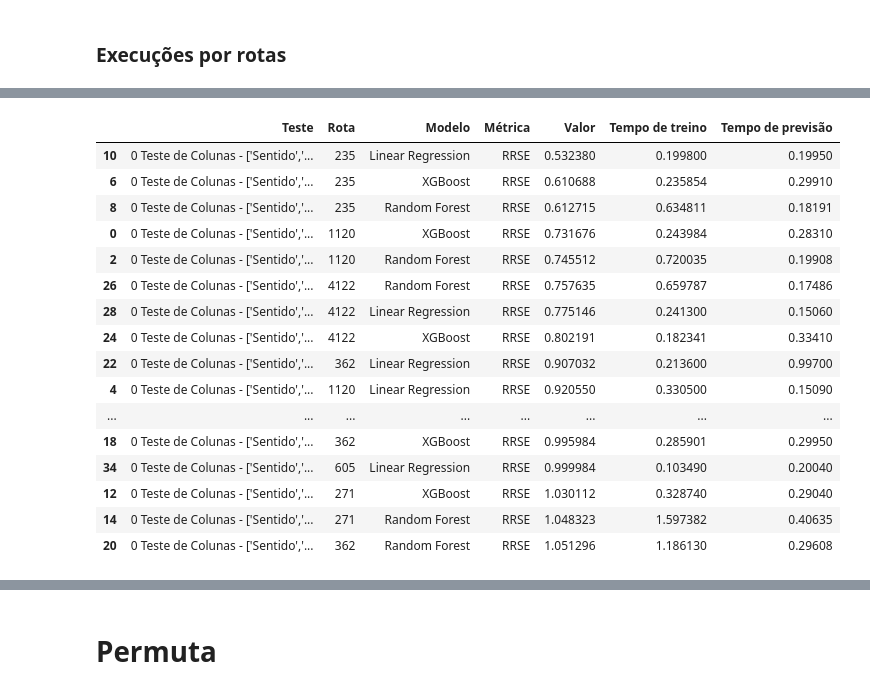
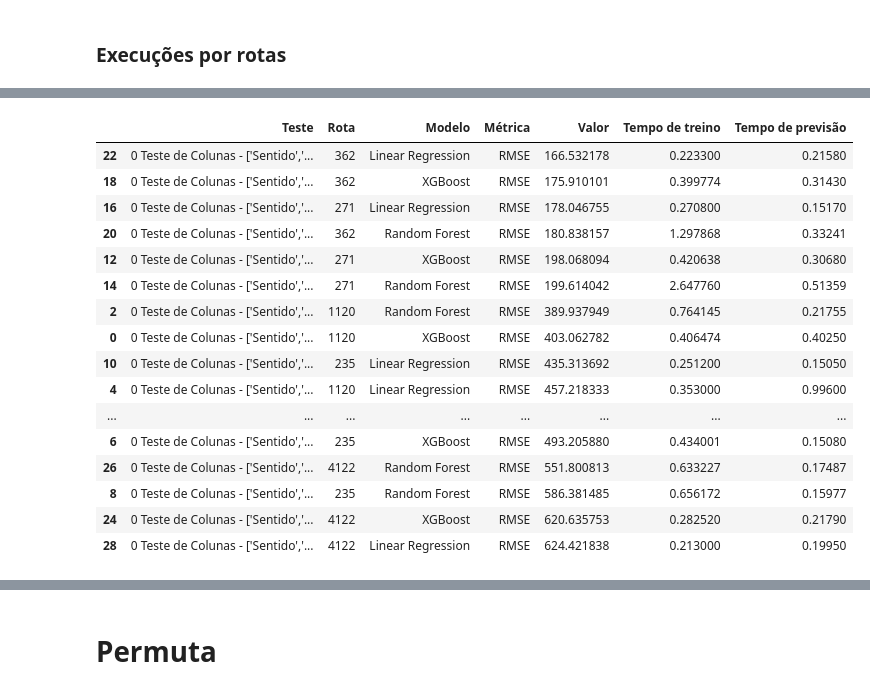
Before and after one commit to LeonardoVillamarin/TCC-Previsor_viagens_onibus, a Jupyter notebook: TCC2/Analise.ipynb, the cells around one changed output, grey strips where cells are left out. Cells and saved outputs as stored; diff of their text form; code cells hidden in the pictures.

Commit message:
Testes atributos e RMSE

```diff
--- a/TCC2/Analise.ipynb
+++ b/TCC2/Analise.ipynb
@@ -853,24 +913,24 @@ importance
 # %%
 a = pd.DataFrame(metrics, columns=['Teste','Rota','Modelo','Métrica','Valor', 'Tempo de treino', 'Tempo de previsão'])
-a.loc[a['Métrica'] == 'RRSE'].sort_values(by='Valor')
+a.loc[a['Métrica'] == 'RMSE'].sort_values(by='Valor')
 # %% [output]
 |  | Teste | Rota | Modelo | Métrica | Valor | Tempo de treino | Tempo de previsão |
-| 10 | 0 Teste de Colunas - ['Sentido','... | 235 | Linear Regression | RRSE | 0.532380 | 0.199800 | 0.19950 |
-| 6 | 0 Teste de Colunas - ['Sentido','... | 235 | XGBoost | RRSE | 0.610688 | 0.235854 | 0.29910 |
-| 8 | 0 Teste de Colunas - ['Sentido','... | 235 | Random Forest | RRSE | 0.612715 | 0.634811 | 0.18191 |
-| 0 | 0 Teste de Colunas - ['Sentido','... | 1120 | XGBoost | RRSE | 0.731676 | 0.243984 | 0.28310 |
-| 2 | 0 Teste de Colunas - ['Sentido','... | 1120 | Random Forest | RRSE | 0.745512 | 0.720035 | 0.19908 |
-| 26 | 0 Teste de Colunas - ['Sentido','... | 4122 | Random Forest | RRSE | 0.757635 | 0.659787 | 0.17486 |
-| 28 | 0 Teste de Colunas - ['Sentido','... | 4122 | Linear Regression | RRSE | 0.775146 | 0.241300 | 0.15060 |
-| 24 | 0 Teste de Colunas - ['Sentido','... | 4122 | XGBoost | RRSE | 0.802191 | 0.182341 | 0.33410 |
-| 22 | 0 Teste de Colunas - ['Sentido','... | 362 | Linear Regression | RRSE | 0.907032 | 0.213600 | 0.99700 |
-| 4 | 0 Teste de Colunas - ['Sentido','... | 1120 | Linear Regression | RRSE | 0.920550 | 0.330500 | 0.15090 |
+| 22 | 0 Teste de Colunas - ['Sentido','... | 362 | Linear Regression | RMSE | 166.532178 | 0.223300 | 0.21580 |
+| 18 | 0 Teste de Colunas - ['Sentido','... | 362 | XGBoost | RMSE | 175.910101 | 0.399774 | 0.31430 |
+| 16 | 0 Teste de Colunas - ['Sentido','... | 271 | Linear Regression | RMSE | 178.046755 | 0.270800 | 0.15170 |
+| 20 | 0 Teste de Colunas - ['Sentido','... | 362 | Random Forest | RMSE | 180.838157 | 1.297868 | 0.33241 |
+| 12 | 0 Teste de Colunas - ['Sentido','... | 271 | XGBoost | RMSE | 198.068094 | 0.420638 | 0.30680 |
+| 14 | 0 Teste de Colunas - ['Sentido','... | 271 | Random Forest | RMSE | 199.614042 | 2.647760 | 0.51359 |
+| 2 | 0 Teste de Colunas - ['Sentido','... | 1120 | Random Forest | RMSE | 389.937949 | 0.764145 | 0.21755 |
+| 0 | 0 Teste de Colunas - ['Sentido','... | 1120 | XGBoost | RMSE | 403.062782 | 0.406474 | 0.40250 |
+| 10 | 0 Teste de Colunas - ['Sentido','... | 235 | Linear Regression | RMSE | 435.313692 | 0.251200 | 0.15050 |
+| 4 | 0 Teste de Colunas - ['Sentido','... | 1120 | Linear Regression | RMSE | 457.218333 | 0.353000 | 0.99600 |
 | ... | ... | ... | ... | ... | ... | ... | ... |
-| 18 | 0 Teste de Colunas - ['Sentido','... | 362 | XGBoost | RRSE | 0.995984 | 0.285901 | 0.29950 |
-| 34 | 0 Teste de Colunas - ['Sentido','... | 605 | Linear Regression | RRSE | 0.999984 | 0.103490 | 0.20040 |
-| 12 | 0 Teste de Colunas - ['Sentido','... | 271 | XGBoost | RRSE | 1.030112 | 0.328740 | 0.29040 |
-| 14 | 0 Teste de Colunas - ['Sentido','... | 271 | Random Forest | RRSE | 1.048323 | 1.597382 | 0.40635 |
-| 20 | 0 Teste de Colunas - ['Sentido','... | 362 | Random Forest | RRSE | 1.051296 | 1.186130 | 0.29608 |
+| 6 | 0 Teste de Colunas - ['Sentido','... | 235 | XGBoost | RMSE | 493.205880 | 0.434001 | 0.15080 |
+| 26 | 0 Teste de Colunas - ['Sentido','... | 4122 | Random Forest | RMSE | 551.800813 | 0.633227 | 0.17487 |
+| 8 | 0 Teste de Colunas - ['Sentido','... | 235 | Random Forest | RMSE | 586.381485 | 0.656172 | 0.15977 |
+| 24 | 0 Teste de Colunas - ['Sentido','... | 4122 | XGBoost | RMSE | 620.635753 | 0.282520 | 0.21790 |
+| 28 | 0 Teste de Colunas - ['Sentido','... | 4122 | Linear Regression | RMSE | 624.421838 | 0.213000 | 0.19950 |
 # %%
 # a.to_excel("Teste0.xlsx", index=False)
 # importance.to_excel("Teste_0_importance.xlsx")
```
Also changed, not shown: parts of 51 cells of this notebook.
